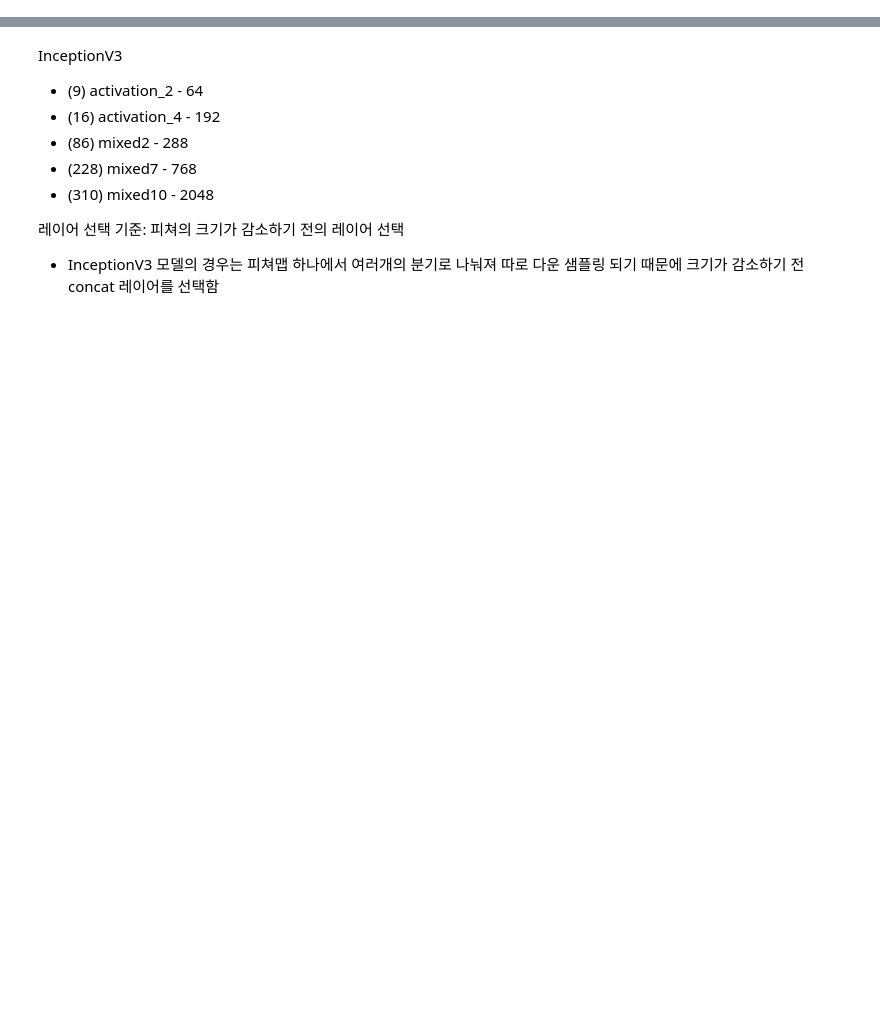
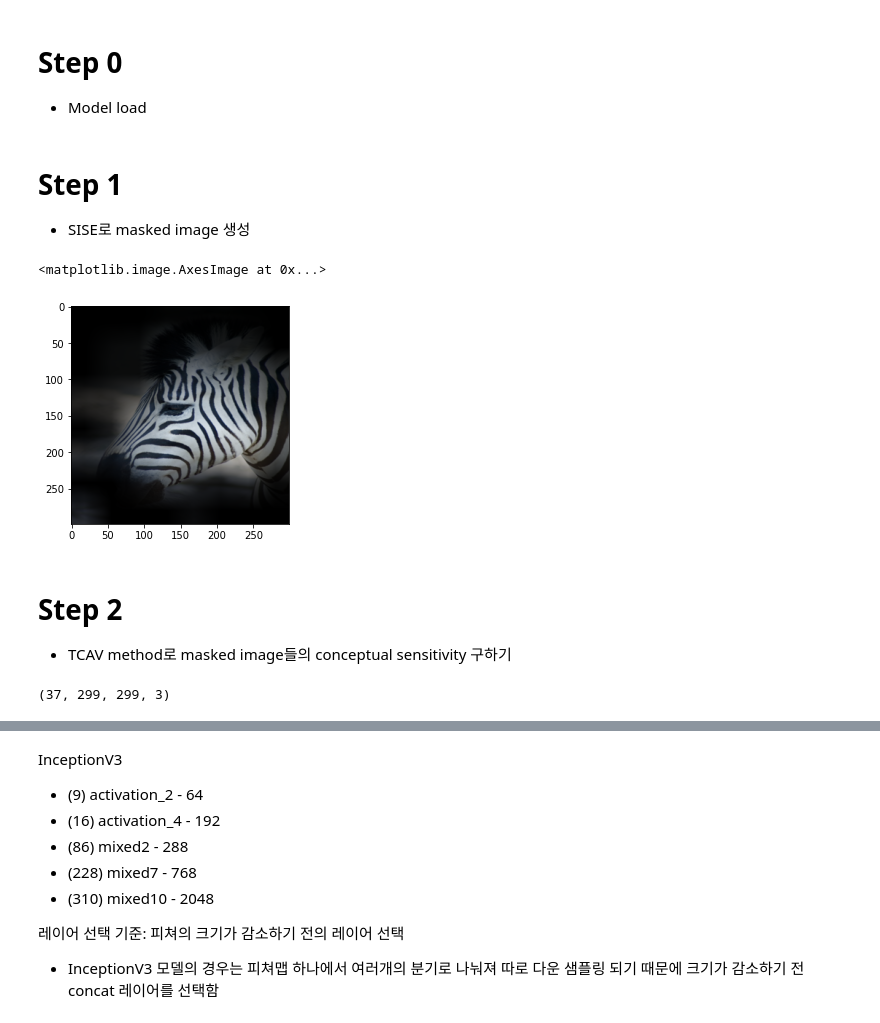
Before and after one commit to kyh980909/CAVSI, a Jupyter notebook: CAVSI.ipynb, the cells around one changed output, grey strips where cells are left out. Drawn from its saved outputs; the diff is of its cells as text; code cells hidden in the pictures; blank space fills up the shorter version.

```diff
--- a/CAVSI.ipynb
+++ b/CAVSI.ipynb
@@ -60,3 +66,6 @@ def train_lm(lm, x, y, labels2text):
     acc['overall'] = float(num_correct) / float(len(y_test))
     tf.compat.v1.logging.info('acc per class %s' % (str(acc)))
     return acc
+# %% [markdown]
+# Step 0
+- Model load
@@ -63 +74,23 @@ def train_lm(lm, x, y, labels2text):
+# %% [markdown]
+# Step 1
+
+- SISE로 masked image 생성
+# %%
+sise = SISE(model, 'inceptionv3', 'test.jpg', 340, img_size=(299, 299))
+sise.feature_extractor()
+sise.feature_filtering()
+sise.postprocess()
+# %%
+masked_imgs = {}
+for k in sise.postprocessed_feature_maps.keys():
+    masks = np.expand_dims(tf.transpose(sise.postprocessed_feature_maps[k], perm=[2,0,1]), axis=-1)
+    masked_imgs[k] = sise.input_img*masks
+# %%
+plt.imshow(masked_imgs['conv4'][0])
+# %% [output]
+<matplotlib.image.AxesImage at 0x...>
+[figure, added]
+# %% [markdown]
+# Step 2
+- TCAV method로 masked image들의 conceptual sensitivity 구하기
 # %%
@@ -76,0 +134,4 @@ activation_model = Model(inputs=model.input, outputs=layer_outputs)
+# %%
+input_imgs['concepts']['zebra'].shape
+# %% [output]
+(37, 299, 299, 3)
```
Also changed, not shown: parts of 18 cells of this notebook.
